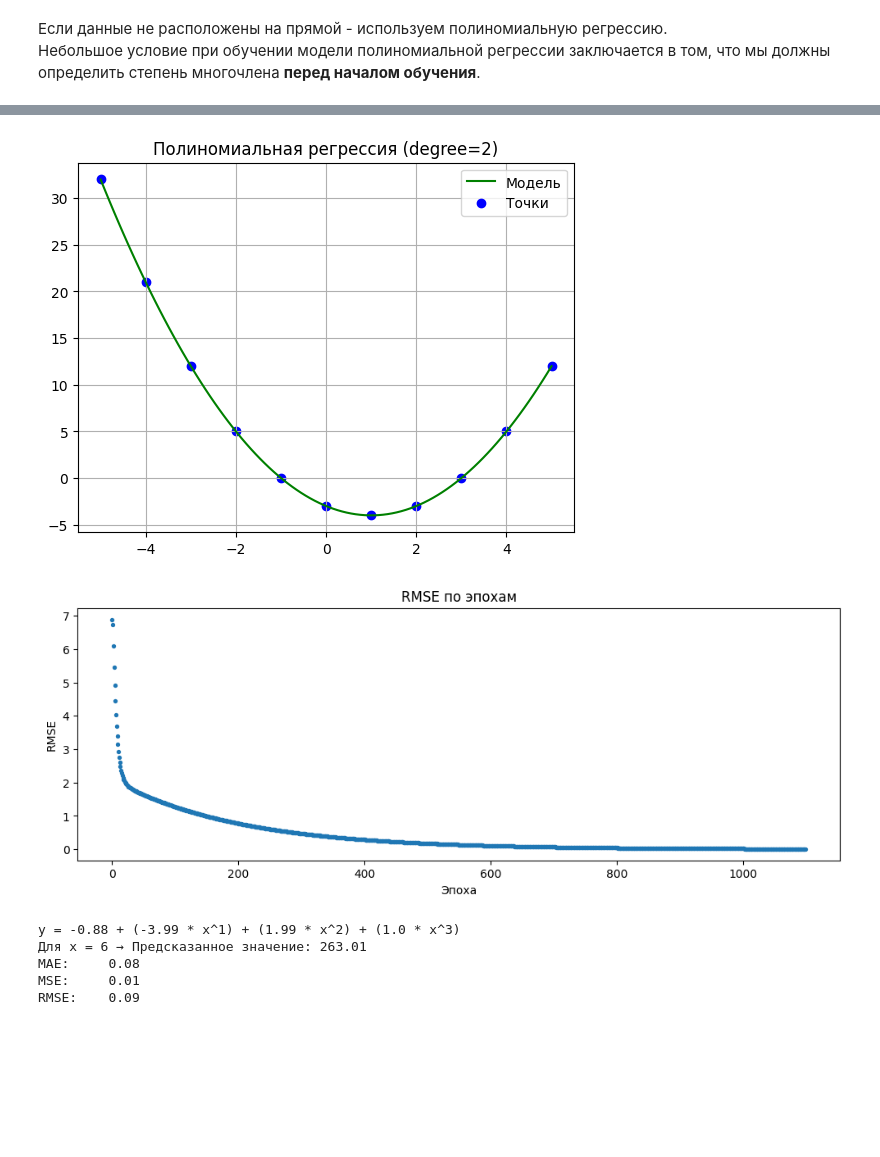
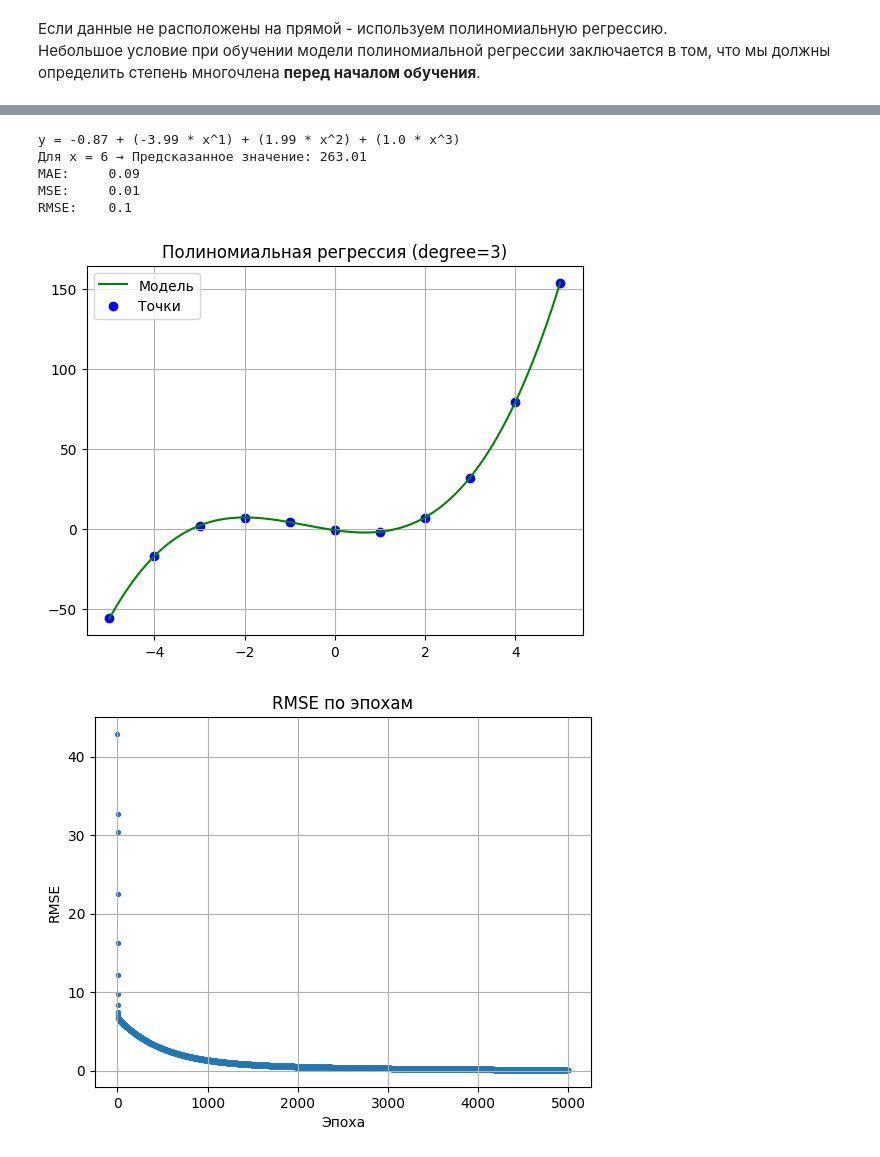
Before and after one commit to oNovalSliveDNo/grokking-machine-learning, a Jupyter notebook: experiments/03_linear_regression.ipynb, the cells around one changed output, grey strips where cells are left out. Drawn from its saved outputs; the diff is of its cells as text; code cells hidden in the pictures; blank space fills up the shorter version.

```diff
--- a/experiments/03_linear_regression.ipynb
+++ b/experiments/03_linear_regression.ipynb
@@ -609,47 +596,29 @@ RMSE:    0.01
-# %%
-x_line = np.linspace(min(features), max(features), 100)  # Плавная линия по x
-y_line = predict_polynomial(weights, x_line, degree)  # Вычисляем y по полиному
-
-plt.plot(x_line, y_line, label="Модель", color="green")  # Линия модели
-plt.scatter(features, labels, label="Точки", color="blue")  # Исходные точки
-plt.title(f"Полиномиальная регрессия (degree={degree})")
-plt.legend()
-plt.grid(True)
-plt.show()
-
-plt.figure(figsize=(12, 4))
-plt.scatter(range(len(errors_list)), errors_list, s=8)
-plt.title(f"{"rmse".upper()} по эпохам")
-plt.xlabel("Эпоха")
-plt.ylabel("rmse".upper())
-plt.show()
-# %% [output]
-[figure, removed]
-[figure, removed]
 # %%
 features = np.array([-5, -4, -3, -2, -1, 0, 1, 2, 3, 4, 5])
 labels = features**3 + 2 * features**2 - 4 * features - 1
 
 degree = 3
 weights, errors_list = polynomial_regression(
     features, labels, degree=degree,
     learning_rate=0.0001, epochs=5000,
     error='rmse', mode='batch'
 )
 
 print(format_polynomial_equation(weights))
 print(print_prediction_poly(weights, degree, 6))
 
 predictions = predict_polynomial(weights, features, degree)
 print("MAE:\t", round(mae(labels, predictions), 2))
 print("MSE:\t", round(mse(labels, predictions), 2))
 print("RMSE:\t", round(rmse(labels, predictions), 2))
 
-# plot_model_poly(weights, degree, features, labels)
-# plot_errors(errors_list, "rmse")
+plot_model_poly(weights, degree, features, labels)
+plot_errors(errors_list, "rmse")
 # %% [output]
-y = -0.88 + (-3.99 * x^1) + (1.99 * x^2) + (1.0 * x^3)
+y = -0.87 + (-3.99 * x^1) + (1.99 * x^2) + (1.0 * x^3)
 Для x = 6 → Предсказанное значение: 263.01
-MAE:     0.08
+MAE:     0.09
 MSE:     0.01
-RMSE:    0.09
+RMSE:    0.1
+[figure, added]
+[figure, added]
```
Also changed, not shown: parts of 9 cells of this notebook, 1 other file.
